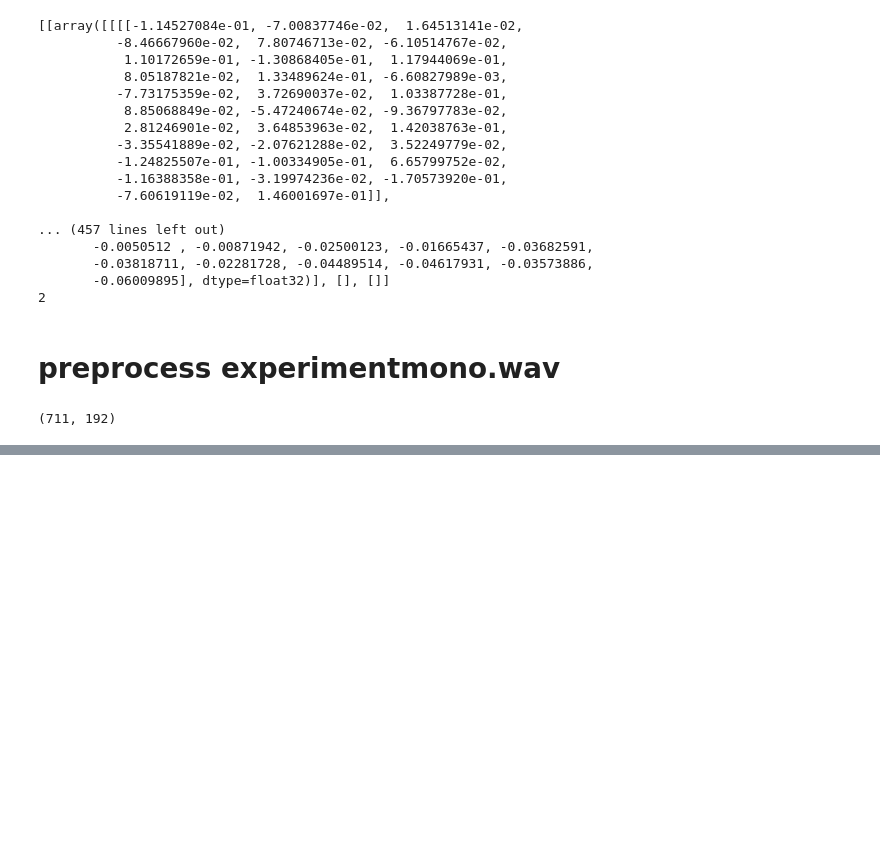
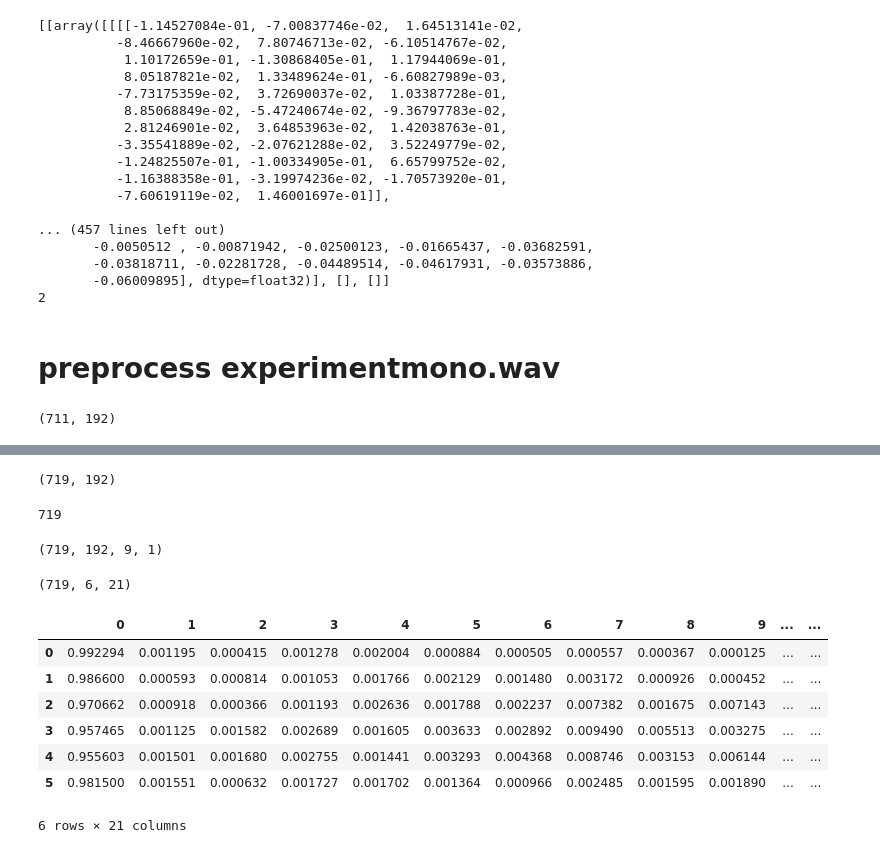
Before and after one commit to hozefazs/autotab, a Jupyter notebook: notebooks/Loading_Model_from_weight.h5.ipynb, the cells around one changed output, grey strips where cells are left out. Saved outputs shown, nothing was run; the diff lists cells and outputs as text; code cells hidden in the pictures; blank space fills up the shorter version.

```diff
--- a/notebooks/Loading_Model_from_weight.h5.ipynb
+++ b/notebooks/Loading_Model_from_weight.h5.ipynb
@@ -318,0 +299,10 @@ x_new_exp.shape
+# %%
+full_x = np.pad(process, [(halfwin, halfwin), # full x is the entire song padded with halfwin*2 frames
+                                             (0, 0)],mode='constant')
+full_x.shape
+# %% [output]
+(719, 192)
+# %%
+full_x.shape[0]
+# %% [output]
+719
@@ -318,0 +314,4 @@ x_new_exp.shape
+# %%
+x_new.shape
+# %% [output]
+(719, 192, 9, 1)
@@ -318,0 +320,15 @@ x_new_exp.shape
+# %%
+y_pred.shape
+# %% [output]
+(719, 6, 21)
+# %%
+pd.DataFrame(y_pred[467])
+# %% [output]
+|  | 0 | 1 | 2 | 3 | 4 | 5 | 6 | 7 | 8 | 9 | ... | ... |
+| 0 | 0.992294 | 0.001195 | 0.000415 | 0.001278 | 0.002004 | 0.000884 | 0.000505 | 0.000557 | 0.000367 | 0.000125 | ... | ... |
+| 1 | 0.986600 | 0.000593 | 0.000814 | 0.001053 | 0.001766 | 0.002129 | 0.001480 | 0.003172 | 0.000926 | 0.000452 | ... | ... |
+| 2 | 0.970662 | 0.000918 | 0.000366 | 0.001193 | 0.002636 | 0.001788 | 0.002237 | 0.007382 | 0.001675 | 0.007143 | ... | ... |
+| 3 | 0.957465 | 0.001125 | 0.001582 | 0.002689 | 0.001605 | 0.003633 | 0.002892 | 0.009490 | 0.005513 | 0.003275 | ... | ... |
+| 4 | 0.955603 | 0.001501 | 0.001680 | 0.002755 | 0.001441 | 0.003293 | 0.004368 | 0.008746 | 0.003153 | 0.006144 | ... | ... |
+| 5 | 0.981500 | 0.001551 | 0.000632 | 0.001727 | 0.001702 | 0.001364 | 0.000966 | 0.002485 | 0.001595 | 0.001890 | ... | ... |
+6 rows × 21 columns
```
Also changed, not shown: parts of 14 cells of this notebook.
